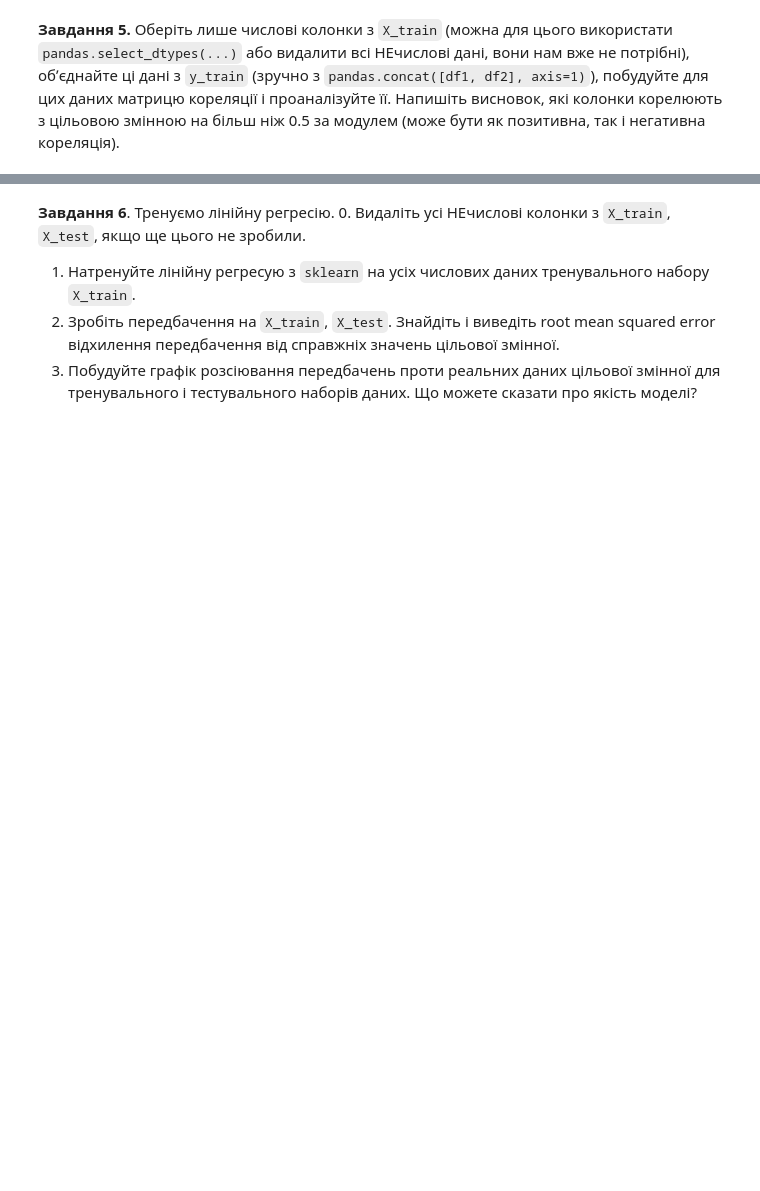
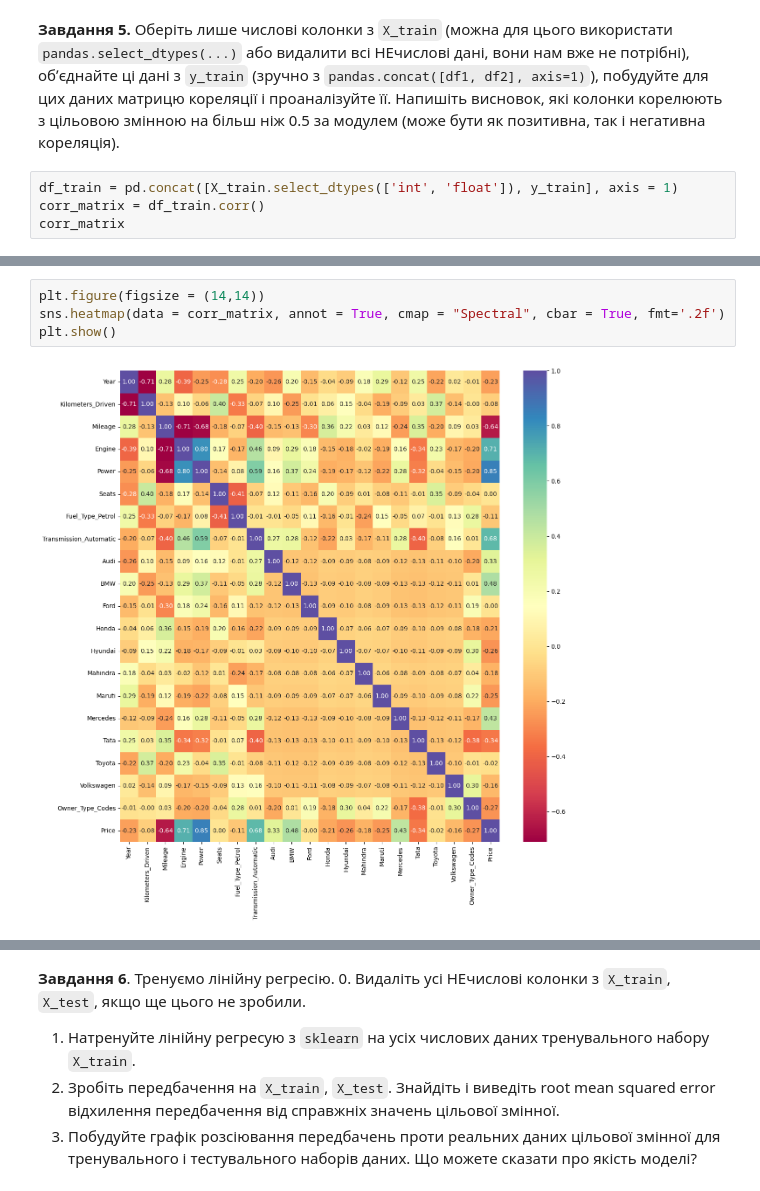
Before and after one commit to Alenushka2013/ML_for_people_tasks, a Jupyter notebook: HW_2_1_Linear_regression_on_multiple_variables.ipynb, the cells around one changed output, grey strips where cells are left out. Cells and saved outputs as stored; diff of their text form; blank space fills up the shorter version.

```diff
--- a/HW_2_1_Linear_regression_on_multiple_variables.ipynb
+++ b/HW_2_1_Linear_regression_on_multiple_variables.ipynb
@@ -117,2 +439,6 @@ display(X_train.head()), display(X_test.head())
 # %% [markdown]
 **Завдання 5.** Оберіть лише числові колонки з `X_train` (можна для цього використати `pandas.select_dtypes(...)` або видалити всі НЕчислові дані, вони нам вже не потрібні), обʼєднайте ці дані з `y_train` (зручно з `pandas.concat([df1, df2], axis=1)`), побудуйте для цих даних матрицю кореляції і проаналізуйте її. Напишіть висновок, які колонки корелюють з цільовою змінною на більш ніж 0.5 за модулем (може бути як позитивна, так і негативна кореляція).
+# %%
+df_train = pd.concat([X_train.select_dtypes(['int', 'float']), y_train], axis = 1)
+corr_matrix = df_train.corr()
+corr_matrix
@@ -118,0 +463,6 @@ display(X_train.head()), display(X_test.head())
+# %%
+plt.figure(figsize = (14,14))
+sns.heatmap(data = corr_matrix, annot = True, cmap = "Spectral", cbar = True, fmt='.2f')
+plt.show()
+# %% [output]
+[figure, added]
```
Also changed, not shown: parts of 44 cells of this notebook.
